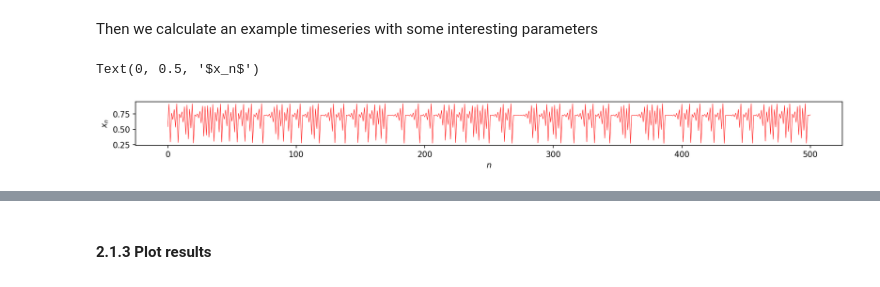
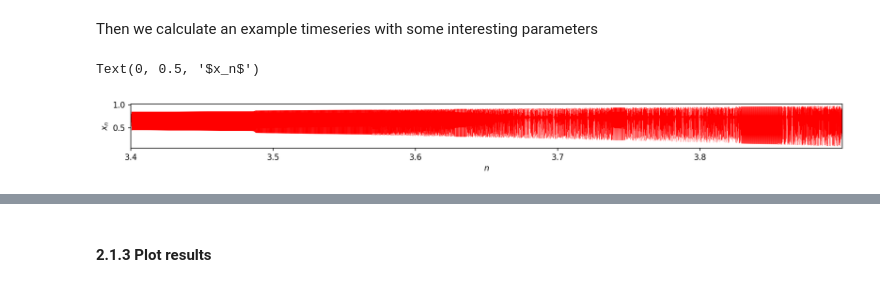
Before and after one commit to fkuehlein/pyunicorn, a Jupyter notebook: docs/source/examples/tutorials/SlidingWindow.ipynb, the cells around one changed output, grey strips where cells are left out. Saved outputs shown, nothing was run; the diff lists cells and outputs as text; code cells hidden in the pictures.

```diff
--- a/docs/source/examples/tutorials/SlidingWindow.ipynb
+++ b/docs/source/examples/tutorials/SlidingWindow.ipynb
@@ -86,21 +86,27 @@ def logistic_map(x0, r, N, spinup=100):
 # %% [markdown]
 Then we calculate an example timeseries with some interesting parameters
 # %%
-#  Parameters of logistic map
-r = 3.679  # Bifurcation parameter
+# Parameters of logistic map
+r0 = 3.4
+r1 = 3.9
+del_r = 5e-5
+r = np.arange(r0, r1, del_r)
+
+N = len(r)
+
 x0 = 0.7   # Initial value
 
-#  Length of the time series
-N = 500
+# Generate the timeseries
+x = logistic_map(x0, r)
 
-#Generate the timeseries
-x = logistic_map(x0, r, N)
-
-#  Plot the time series
+# Plot the time series
 plt.figure(figsize=(16, 1), dpi=150)
-plt.plot(x, "r", lw=.5)
+plt.xlim(r[0], r[-1])
+plt.plot(r, x, "r", lw=.2)
 plt.xlabel("$n$")
 plt.ylabel("$x_n$")
+
+#plt.xlim(3.65, 3.7)
 # %% [output]
 Text(0, 0.5, '$x_n$')
-[figure, old version]
+[figure, new version]
```
Also changed, not shown: parts of 28 cells of this notebook, 2 other files.
